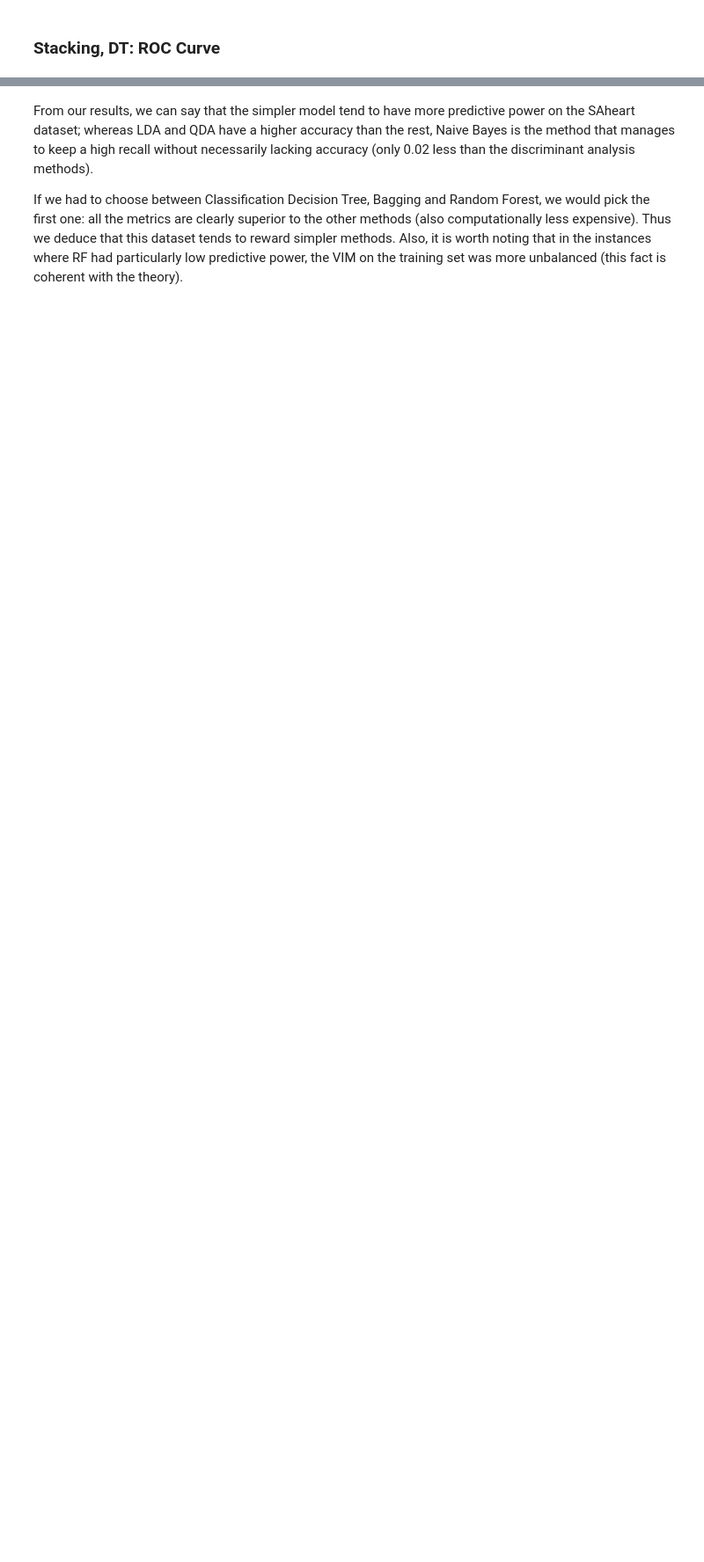
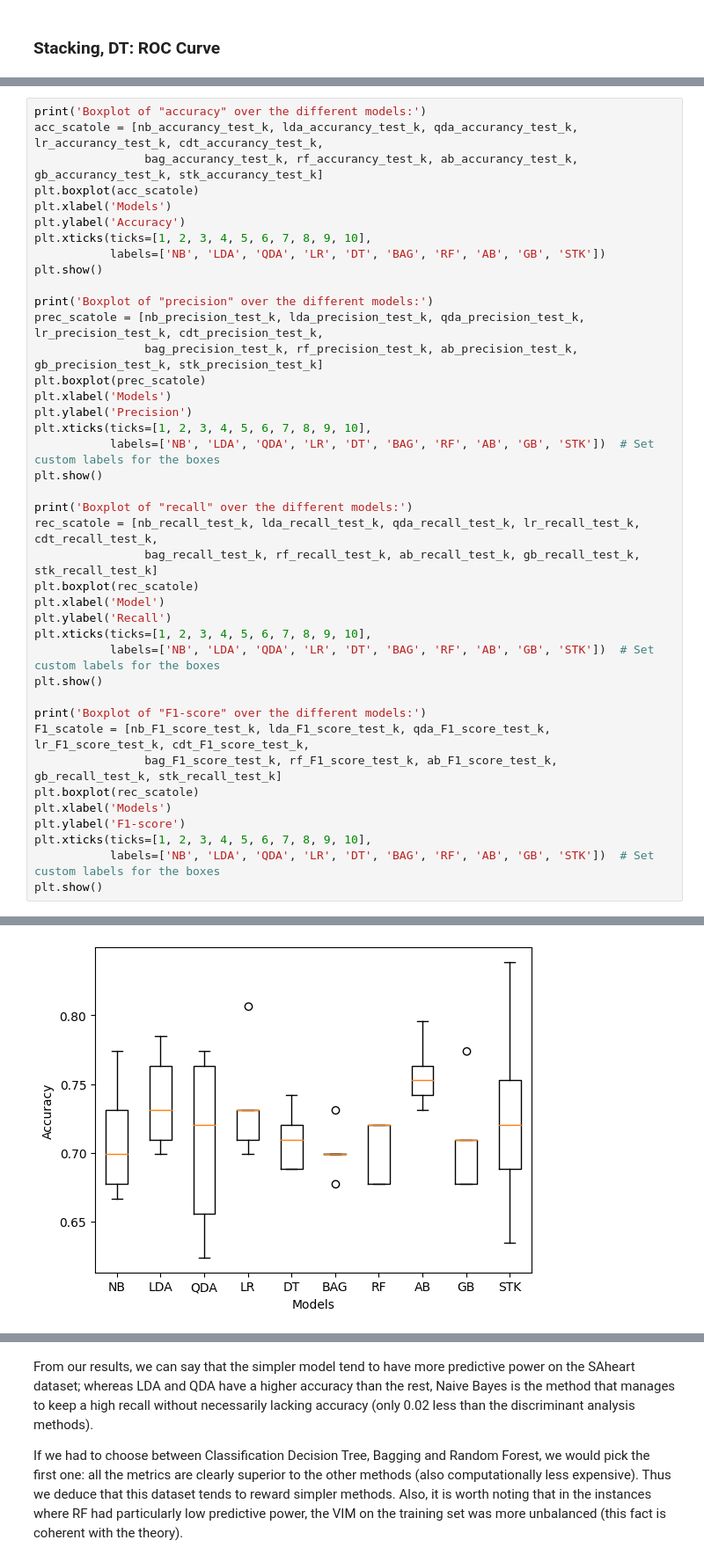
Before and after one commit to gabpedroni/SAheart-dataset-classification, a Jupyter notebook: projet1_Pedroni_Turchi.ipynb, the cells around one changed output, grey strips where cells are left out. Shown: that part at 88% size. Drawn from its saved outputs; the diff is of its cells as text; blank space fills up the shorter version.

Commit message:
fixed for cycle, boxplot creation

```diff
--- a/projet1_Pedroni_Turchi.ipynb
+++ b/projet1_Pedroni_Turchi.ipynb
@@ -1541,0 +1317,41 @@ NameError: name 'nb_recall_test_k' is not defined
+# %%
+print('Boxplot of "accuracy" over the different models:')
+acc_scatole = [nb_accurancy_test_k, lda_accurancy_test_k, qda_accurancy_test_k, lr_accurancy_test_k, cdt_accurancy_test_k,
+                bag_accurancy_test_k, rf_accurancy_test_k, ab_accurancy_test_k, gb_accurancy_test_k, stk_accurancy_test_k]
+plt.boxplot(acc_scatole)
+plt.xlabel('Models')
+plt.ylabel('Accuracy')
+plt.xticks(ticks=[1, 2, 3, 4, 5, 6, 7, 8, 9, 10],
+           labels=['NB', 'LDA', 'QDA', 'LR', 'DT', 'BAG', 'RF', 'AB', 'GB', 'STK'])
+plt.show()
+
+print('Boxplot of "precision" over the different models:')
+prec_scatole = [nb_precision_test_k, lda_precision_test_k, qda_precision_test_k, lr_precision_test_k, cdt_precision_test_k,
+                bag_precision_test_k, rf_precision_test_k, ab_precision_test_k, gb_precision_test_k, stk_precision_test_k]
+plt.boxplot(prec_scatole)
+plt.xlabel('Models')
+plt.ylabel('Precision')
+plt.xticks(ticks=[1, 2, 3, 4, 5, 6, 7, 8, 9, 10],
+           labels=['NB', 'LDA', 'QDA', 'LR', 'DT', 'BAG', 'RF', 'AB', 'GB', 'STK'])  # Set custom labels for the boxes
+plt.show()
+
+print('Boxplot of "recall" over the different models:')
+rec_scatole = [nb_recall_test_k, lda_recall_test_k, qda_recall_test_k, lr_recall_test_k, cdt_recall_test_k,
+                bag_recall_test_k, rf_recall_test_k, ab_recall_test_k, gb_recall_test_k, stk_recall_test_k]
+plt.boxplot(rec_scatole)
+plt.xlabel('Model')
+plt.ylabel('Recall')
+plt.xticks(ticks=[1, 2, 3, 4, 5, 6, 7, 8, 9, 10],
+           labels=['NB', 'LDA', 'QDA', 'LR', 'DT', 'BAG', 'RF', 'AB', 'GB', 'STK'])  # Set custom labels for the boxes
+plt.show()
+
+print('Boxplot of "F1-score" over the different models:')
+F1_scatole = [nb_F1_score_test_k, lda_F1_score_test_k, qda_F1_score_test_k, lr_F1_score_test_k, cdt_F1_score_test_k,
+                bag_F1_score_test_k, rf_F1_score_test_k, ab_F1_score_test_k, gb_recall_test_k, stk_recall_test_k]
+plt.boxplot(rec_scatole)
+plt.xlabel('Models')
+plt.ylabel('F1-score')
+plt.xticks(ticks=[1, 2, 3, 4, 5, 6, 7, 8, 9, 10],
+           labels=['NB', 'LDA', 'QDA', 'LR', 'DT', 'BAG', 'RF', 'AB', 'GB', 'STK'])  # Set custom labels for the boxes
+plt.show()
+# %% [output]
@@ -1541,0 +1359 @@ NameError: name 'nb_recall_test_k' is not defined
+[figure, added]
```
Also changed, not shown: parts of 51 cells of this notebook.
